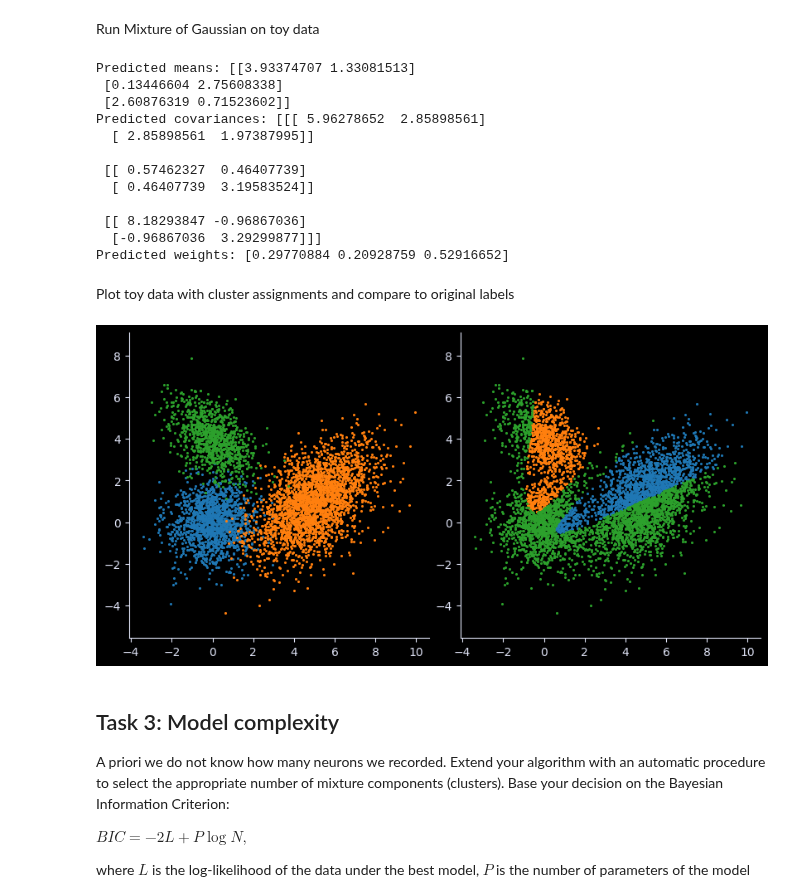
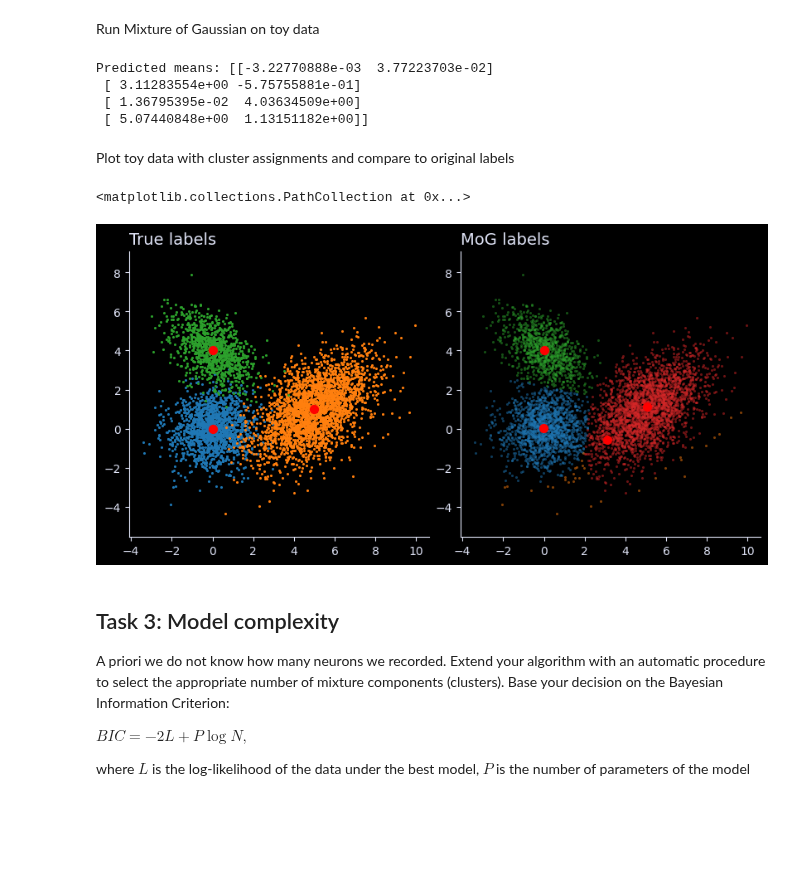
Before and after one commit to weygoldt/neuraldatascience, a Jupyter notebook: notebooks/CodingLab2.ipynb, the cells around one changed output. Drawn from its saved outputs; the diff is of its cells as text; code cells hidden in the pictures; blank space fills up the shorter version.

```diff
--- a/notebooks/CodingLab2.ipynb
+++ b/notebooks/CodingLab2.ipynb
@@ -116,7 +116,7 @@ data_labels, data_values = sample_data(
     num_samples, cluster_means, cluster_covs, cluster_probs
 )
 # %%
-colors = ["tab:blue", "tab:orange", "tab:green"]
+colors = ["tab:blue", "tab:orange", "tab:green", "tab:red", "tab:purple", "tab:brown"]
 fig, ax = plt.subplots(figsize=(10, 6))
 for i, label in enumerate(np.unique(data_labels)):
     ax.scatter(
@@ -244,14 +144,0 @@ def fit_mog(
-# %%
-class GMM2D:
-    def __init__(self, k, niters=10):
-
-        self.k = k
-        self.niters = niters
-
-    def initialize(self, x):
-        self.shape = x.shape
-        self.n, self.d = self.shape
-
-        self.means = np.random.choice(x.flatten(), (self.k, self.d))
-        self.cov = np.asarray([np.cov(x.T) for _ in range(self.k)])
-        self.probs = np.ones(self.k) / self.k
@@ -258,57 +209,49 @@ class GMM2D:
 # %% [markdown]
 Run Mixture of Gaussian on toy data
-# %%
-mog_labels, m, S, p = fit_mog(data_values, 3, niters = 1)
-print(f"Predicted means: {m}")
-print(f"Predicted covariances: {S}")
-print(f"Predicted weights: {p}")
-# %% [output]
-Predicted means: [[3.93374707 1.33081513]
- [0.13446604 2.75608338]
- [2.60876319 0.71523602]]
-Predicted covariances: [[[ 5.96278652  2.85898561]
-  [ 2.85898561  1.97387995]]
-
- [[ 0.57462327  0.46407739]
-  [ 0.46407739  3.19583524]]
-
- [[ 8.18293847 -0.96867036]
-  [-0.96867036  3.29299877]]]
-Predicted weights: [0.29770884 0.20928759 0.52916652]
+# %%
+np.random.seed(42)
+gmm = GMM2D(4, niters=30)
+gmm.fit(data_values)
+pred_labels = gmm.predict(data_values)
+
+print(f"Predicted means: {gmm.means}")
+# %% [output]
+Predicted means: [[-3.22770888e-03  3.77223703e-02]
+ [ 3.11283554e+00 -5.75755881e-01]
+ [ 1.36795395e-02  4.03634509e+00]
+ [ 5.07440848e+00  1.13151182e+00]]
 # %% [markdown]
 Plot toy data with cluster assignments and compare to original labels
 # %%
 mosaic = [["True", "MoG"]]
 fig, ax = plt.subplot_mosaic(mosaic=mosaic, figsize=(8, 4), layout="constrained")
 
 for i, label in enumerate(np.unique(data_labels)):
+    ax["True"].set_title("True labels")
     ax['True'].scatter(
         data_values[data_labels == label, 0],
         data_values[data_labels == label, 1],
         marker=".",
         linewidths=0,
         s=20,
         c=colors[i],
     )
-for i, predicted in enumerate(np.unique(mog_labels)):
+ax['True'].scatter(cluster_means[:, 0], cluster_means[:, 1], marker="o", s=50, c="red")
+for i, predicted in enumerate(np.unique(pred_labels)):
+    ax["MoG"].set_title("MoG labels")
     ax["MoG"].scatter(
-        data_values[mog_labels == predicted, 0],
-        data_values[mog_labels == predicted, 1],
+        data_values[pred_labels == predicted, 0],
+        data_values[pred_labels == predicted, 1],
         marker=".",
         linewidths=0,
         s=20,
         c=colors[i],
+        alpha=0.5,
     )
-
-# plot the predicted gaussian
-
-
-
-# -----------------
-# Add plot (0.5 pts)
-# -----------------
+ax["MoG"].scatter(gmm.means[:, 0], gmm.means[:, 1], marker="o", s=50, c="red")
 # %% [output]
+<matplotlib.collections.PathCollection at 0x...>
-[figure, old version]
+[figure, new version]
 # %% [markdown]
 ## Task 3: Model complexity
 A priori we do not know how many neurons we recorded. Extend your algorithm with an automatic procedure to select the appropriate number of mixture components (clusters). Base your decision on the Bayesian Information Criterion:
```
Also changed, not shown: parts of 5 cells of this notebook.
